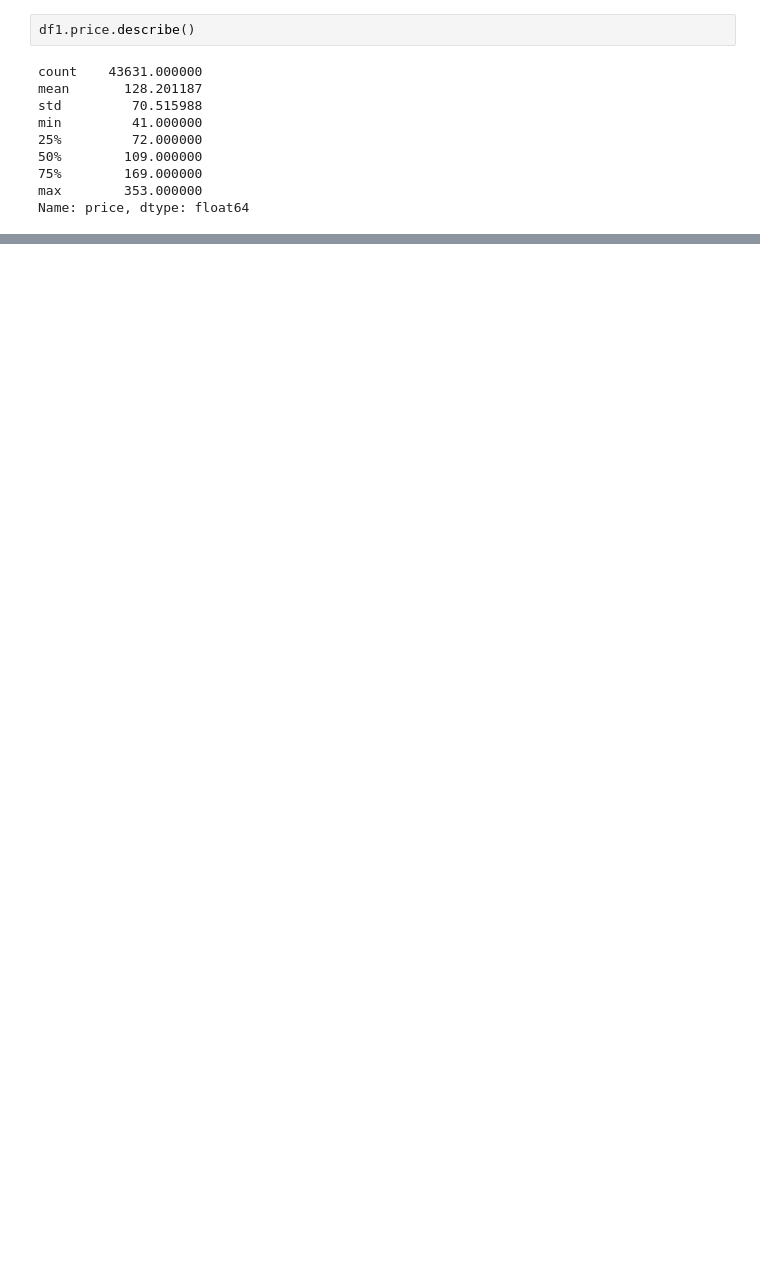
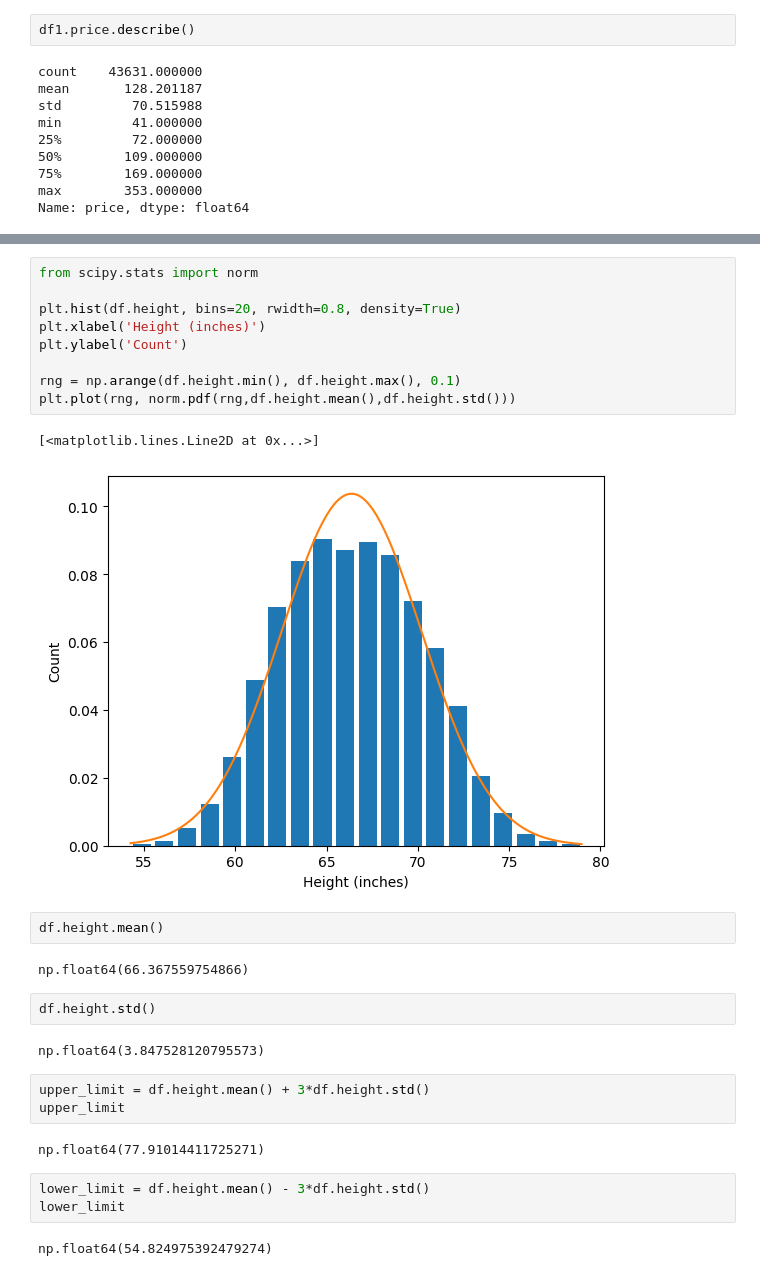
Before and after one commit to shadrack71/Machine-learning-projects, a Jupyter notebook: machine_learning.ipynb, the cells around one changed output, grey strips where cells are left out. Saved outputs shown, nothing was run; the diff lists cells and outputs as text; blank space fills up the shorter version.

```diff
--- a/machine_learning.ipynb
+++ b/machine_learning.ipynb
@@ -2412,0 +2441,30 @@ Name: price, dtype: float64
+# %%
+from scipy.stats import norm
+
+plt.hist(df.height, bins=20, rwidth=0.8, density=True)
+plt.xlabel('Height (inches)')
+plt.ylabel('Count')
+
+rng = np.arange(df.height.min(), df.height.max(), 0.1)
+plt.plot(rng, norm.pdf(rng,df.height.mean(),df.height.std()))
+# %% [output]
+[<matplotlib.lines.Line2D at 0x...>]
+[figure, added]
+# %%
+df.height.mean()
+# %% [output]
+np.float64(66.367559754866)
+# %%
+df.height.std()
+# %% [output]
+np.float64(3.847528120795573)
+# %%
+upper_limit = df.height.mean() + 3*df.height.std()
+upper_limit
+# %% [output]
+np.float64(77.91014411725271)
+# %%
+lower_limit = df.height.mean() - 3*df.height.std()
+lower_limit
+# %% [output]
+np.float64(54.824975392479274)
```
Also changed, not shown: parts of 8 cells of this notebook.
